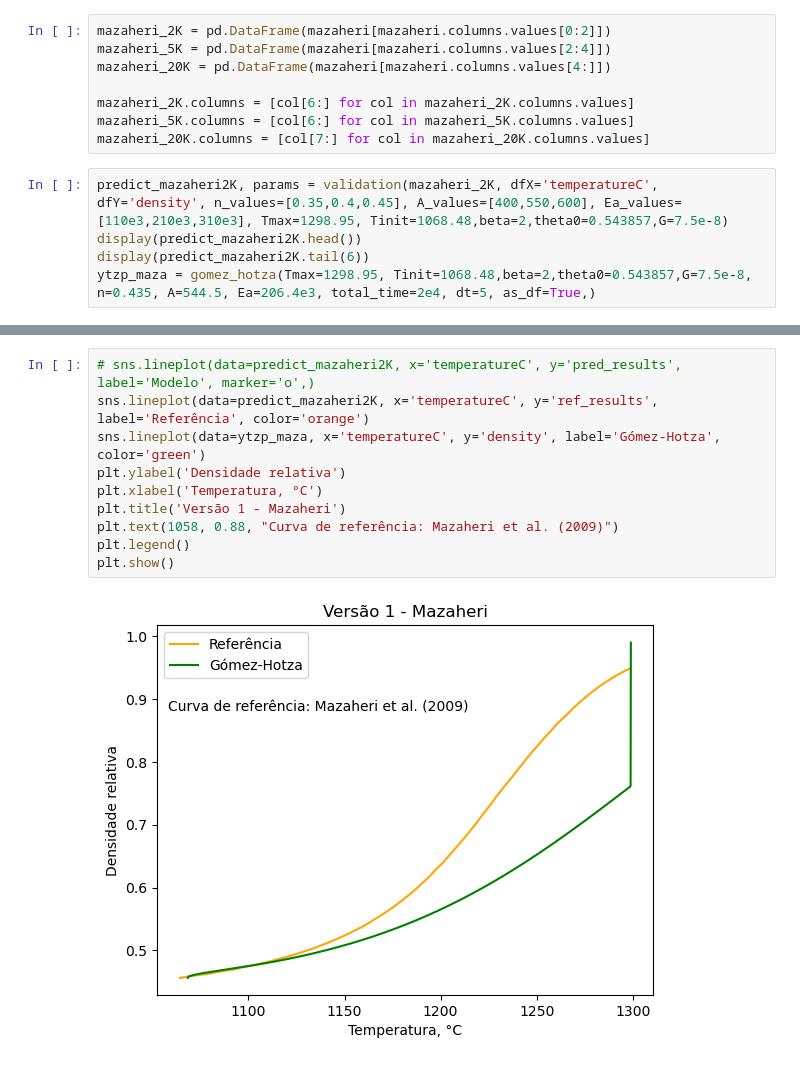
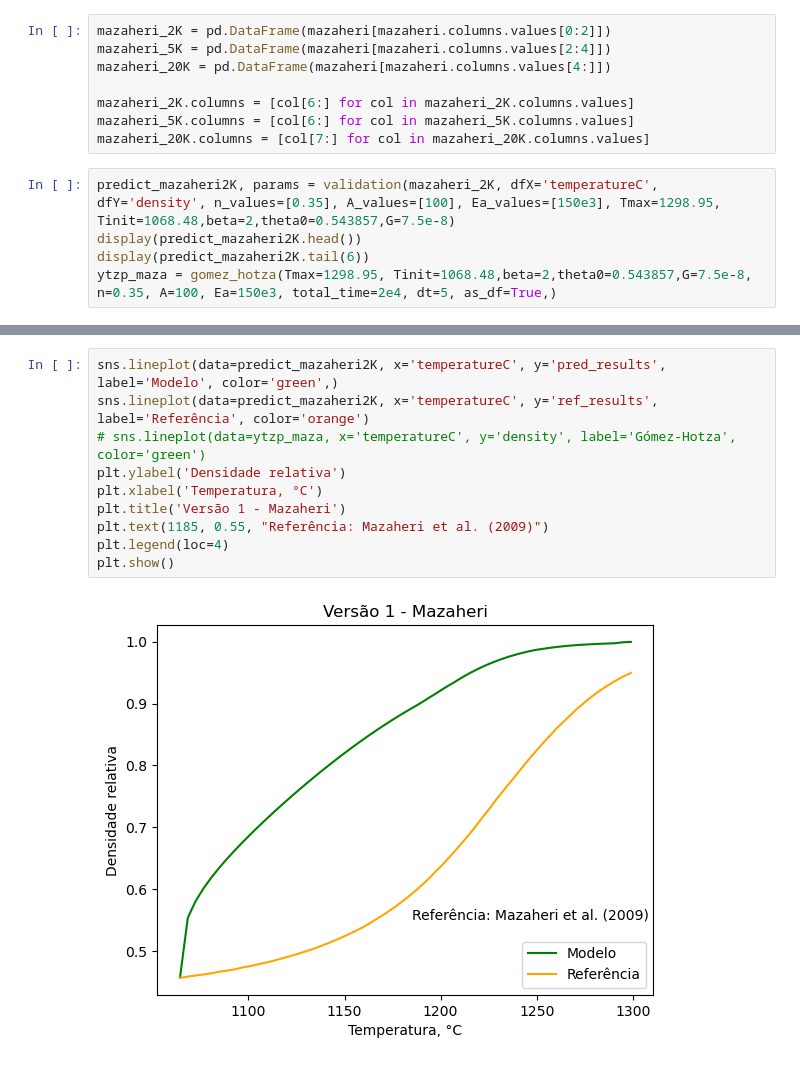
Before and after one commit to gupaulasan/sintering-densification-prediction, a Jupyter notebook: Model_GomezHotzaV1.ipynb, the cells around one changed output, grey strips where cells are left out. Cells and saved outputs as stored; diff of their text form.

```diff
--- a/Model_GomezHotzaV1.ipynb
+++ b/Model_GomezHotzaV1.ipynb
@@ -233,8 +212,8 @@ mazaheri_2K.columns = [col[6:] for col in mazaheri_2K.columns.values]
 mazaheri_5K.columns = [col[6:] for col in mazaheri_5K.columns.values]
 mazaheri_20K.columns = [col[7:] for col in mazaheri_20K.columns.values]
 # %%
-predict_mazaheri2K, params = validation(mazaheri_2K, dfX='temperatureC', dfY='density', n_values=[0.35,0.4,0.45], A_values=[400,550,600], Ea_values=[110e3,210e3,310e3], Tmax=1298.95, Tinit=1068.48,beta=2,theta0=0.543857,G=7.5e-8)
+predict_mazaheri2K, params = validation(mazaheri_2K, dfX='temperatureC', dfY='density', n_values=[0.35], A_values=[100], Ea_values=[150e3], Tmax=1298.95, Tinit=1068.48,beta=2,theta0=0.543857,G=7.5e-8)
 display(predict_mazaheri2K.head())
 display(predict_mazaheri2K.tail(6))
-ytzp_maza = gomez_hotza(Tmax=1298.95, Tinit=1068.48,beta=2,theta0=0.543857,G=7.5e-8, n=0.435, A=544.5, Ea=206.4e3, total_time=2e4, dt=5, as_df=True,)
+ytzp_maza = gomez_hotza(Tmax=1298.95, Tinit=1068.48,beta=2,theta0=0.543857,G=7.5e-8, n=0.35, A=100, Ea=150e3, total_time=2e4, dt=5, as_df=True,)
 # %% [output]
@@ -255,12 +234,12 @@ Best params: {'A': 600, 'Ea': 210000.0, 'n': 0.45, 'RMSE': 0.11821259119683647}
 # %%
-# sns.lineplot(data=predict_mazaheri2K, x='temperatureC', y='pred_results', label='Modelo', marker='o',)
+sns.lineplot(data=predict_mazaheri2K, x='temperatureC', y='pred_results', label='Modelo', color='green',)
 sns.lineplot(data=predict_mazaheri2K, x='temperatureC', y='ref_results', label='Referência', color='orange')
-sns.lineplot(data=ytzp_maza, x='temperatureC', y='density', label='Gómez-Hotza', color='green')
+# sns.lineplot(data=ytzp_maza, x='temperatureC', y='density', label='Gómez-Hotza', color='green')
 plt.ylabel('Densidade relativa')
 plt.xlabel('Temperatura, °C')
 plt.title('Versão 1 - Mazaheri')
-plt.text(1058, 0.88, "Curva de referência: Mazaheri et al. (2009)")
-plt.legend()
+plt.text(1185, 0.55, "Referência: Mazaheri et al. (2009)")
+plt.legend(loc=4)
 plt.show()
 # %% [output]
-[figure, old version]
+[figure, new version]
```
Also changed, not shown: parts of 4 cells of this notebook.
